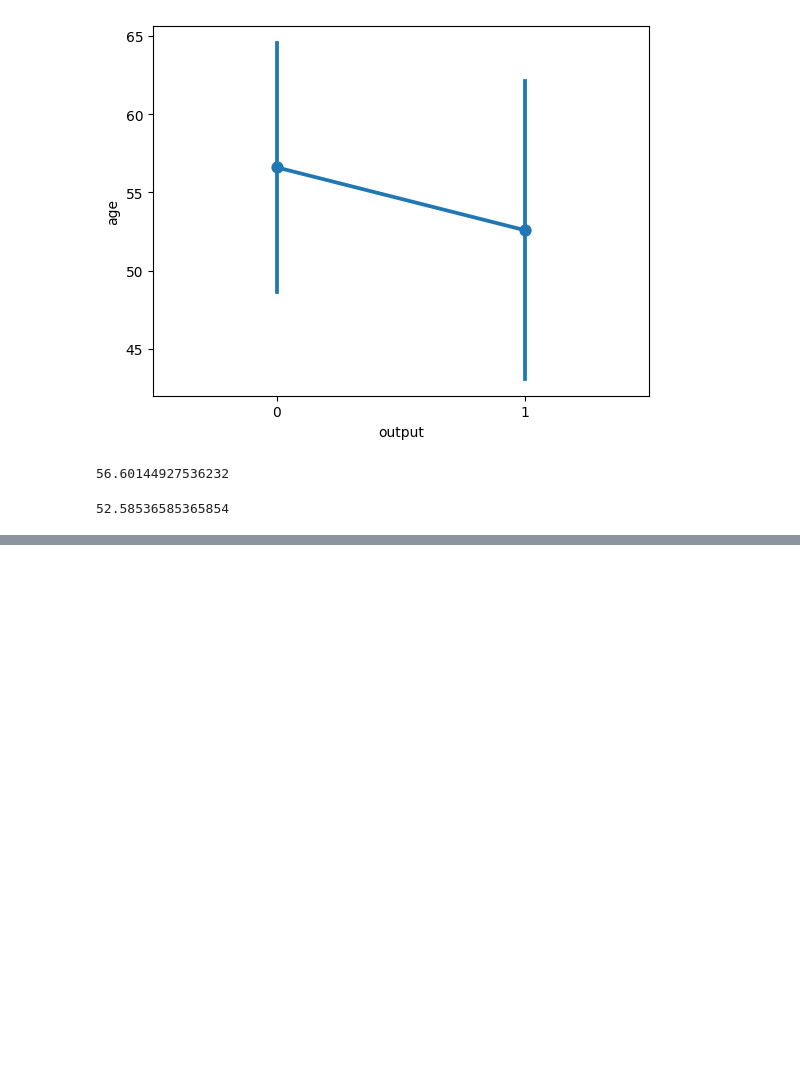
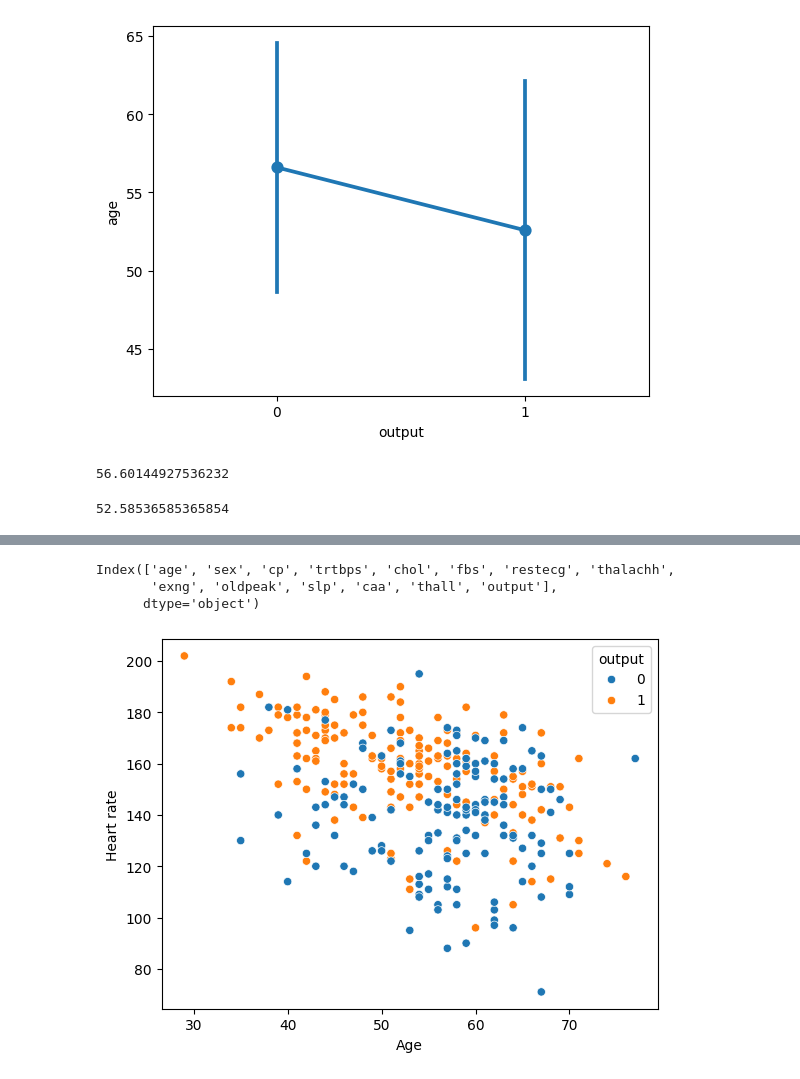
Before and after one commit to Bhavik2209/EDA, a Jupyter notebook: Heart-disease/heart.ipynb, the cells around one changed output, grey strips where cells are left out. Drawn from its saved outputs; the diff is of its cells as text; code cells hidden in the pictures; blank space fills up the shorter version.

```diff
--- a/Heart-disease/heart.ipynb
+++ b/Heart-disease/heart.ipynb
@@ -437,3 +437,16 @@ df.corr()
 | caa | 0.302261 | 0.113060 | -0.195356 | 0.099248 | 0.086878 | 0.144935 | -0.083112 | -0.228311 | 0.125377 | 0.236560 | -0.092236 | ... |
 | thall | 0.065317 | 0.211452 | -0.160370 | 0.062870 | 0.096810 | -0.032752 | -0.010473 | -0.094910 | 0.205826 | 0.209090 | -0.103314 | ... |
 | output | -0.221476 | -0.283609 | 0.432080 | -0.146269 | -0.081437 | -0.026826 | 0.134874 | 0.419955 | -0.435601 | -0.429146 | 0.343940 | ... |
+# %%
+df.columns
+# %% [output]
+Index(['age', 'sex', 'cp', 'trtbps', 'chol', 'fbs', 'restecg', 'thalachh',
+       'exng', 'oldpeak', 'slp', 'caa', 'thall', 'output'],
+      dtype='object')
+# %%
+sns.scatterplot(data=df, x="age", y="thalachh", hue="output")
+plt.xlabel("Age")
+plt.ylabel("Heart rate")
+plt.show()
+# %% [output]
+[figure, added]
```
